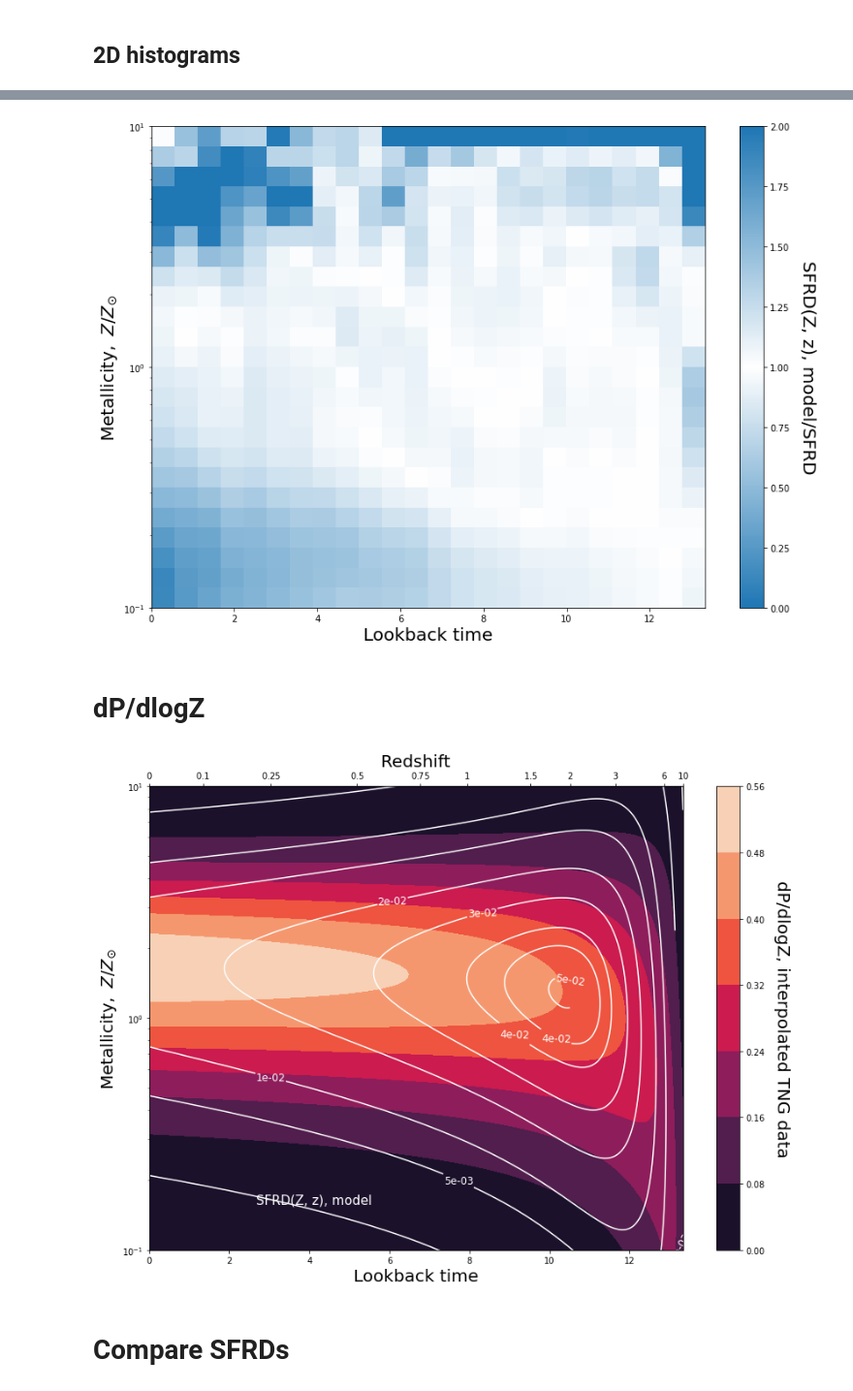
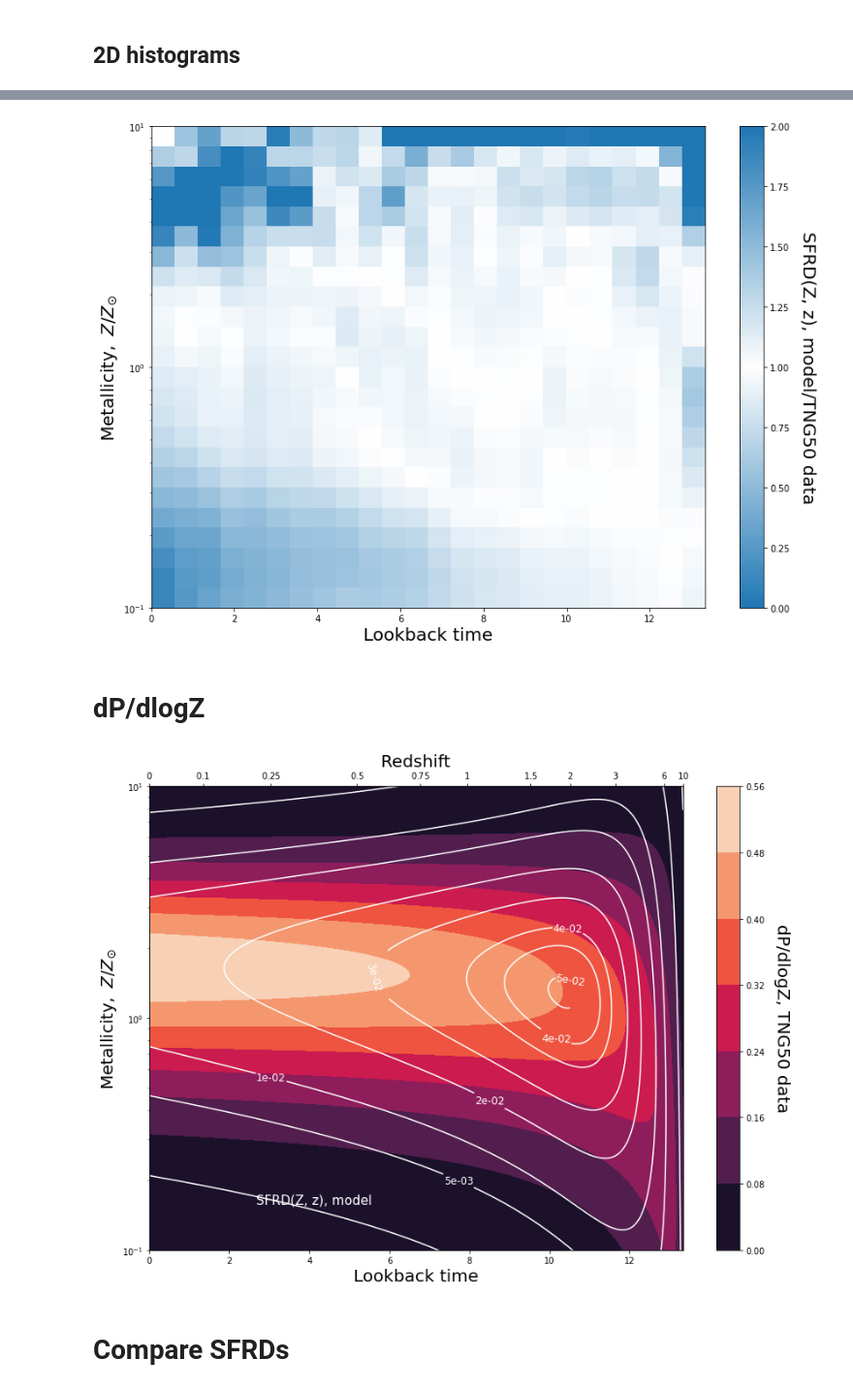
Before and after one commit to sashalvna/Fit_SFRD_TNG, a Jupyter notebook: Fit_model_to_sfrdzZ_TNG.ipynb, the cells around one changed output, grey strips where cells are left out. Shown at 97% size. Drawn from its saved outputs; the diff is of its cells as text; code cells hidden in the pictures.

```diff
--- a/Fit_model_to_sfrdzZ_TNG.ipynb
+++ b/Fit_model_to_sfrdzZ_TNG.ipynb
@@ -251,8 +261,12 @@ cmap = sns.color_palette('rocket', as_cmap=True)
 fig, ax = plt.subplots(figsize = (14,10))
 
 levels = np.linspace(np.amin(SFRDnew), np.amax(SFRDnew), 20)
-#clevels = [1e-3, 0.005, 0.01, 0.015, 0.02, 0.025, 0.03, 0.032, 0.0335] #tng100
-clevels = [1e-10, 1e-6, 1e-4, 1e-3, 0.005, 0.01, 0.02, 0.03, 0.04, 0.045, 0.05] #tng50
+if tng==50:
+    clevels = [1e-10, 1e-6, 1e-4, 1e-3, 0.005, 0.01, 0.02, 0.03, 0.04, 0.045, 0.05] #tng50
+elif tng==100:
+    clevels = [1e-3, 0.005, 0.01, 0.015, 0.02, 0.025, 0.03, 0.032, 0.0335] #tng100
+elif tng==300:
+    clevels = [1e-3, 0.005, 0.01, 0.015,0.02, 0.022, 0.024] #tng300
 
 data = ax.contourf(Lookbacktimes_new, metals_new/Zsun, SFRDnew, levels=levels, cmap=cmap)
 modelplot = ax.contour(Lookbacktimes_new, metals_new/Zsun, model.T, levels=clevels, colors='white')
@@ -273,7 +287,7 @@ ax.set_xlim(min(Lookbacktimes_new), max(Lookbacktimes_new))
 ax2.set_xlim(min(Lookbacktimes_new), max(Lookbacktimes_new))
 
 cbar = fig.colorbar(data)
-cbar.set_label('SFRD(Z, z), TNG data', rotation=270, fontsize=20, labelpad=30)
+cbar.set_label('SFRD(Z, z), TNG%s data'%tng, rotation=270, fontsize=20, labelpad=30)
 
-fig.savefig("SFRD_Z_z_TNGinterpolated.png", bbox_inches='tight')
+fig.savefig("SFRD_Z_z_TNG%sinterpolated.png"%tng, bbox_inches='tight')
 # %% [output]
@@ -281,9 +295,5 @@ fig.savefig("SFRD_Z_z_TNGinterpolated.png", bbox_inches='tight')
 # %%
 fig, ax = plt.subplots(figsize = (14,10))
-
-levels = np.linspace(np.amin(SFRDnew), np.amax(SFRDnew), 20)
-#clevels = [1e-3, 0.005, 0.01, 0.015, 0.02, 0.025, 0.03, 0.032, 0.0335] #tng100
-clevels = [1e-10, 1e-6, 1e-4, 1e-3, 0.005, 0.01, 0.02, 0.03, 0.04, 0.045, 0.048, 0.05] #tng50
 
 data = ax.contourf(Lookbacktimes_new, metals_new/Zsun, SFRDnew, levels=levels, cmap=cmap)
 modelplot = ax.contour(Lookbacktimes_new, metals_new/Zsun, model.T, levels=clevels, colors='white')
@@ -306,5 +316,7 @@ ax2.set_xlabel('Redshift', fontsize = 20)
 #ax2.set_xlim(min(Lookbacktimes_new), max(Lookbacktimes_new))
 
 cbar = fig.colorbar(data)
-cbar.set_label('SFRD(Z, z), TNG data', rotation=270, fontsize=20, labelpad=30)
+cbar.set_label('SFRD(Z, z), TNG%s data'%tng, rotation=270, fontsize=20, labelpad=30)
+
+fig.savefig("SFRD_Z_z_TNG%scloseup.png"%tng, bbox_inches='tight')
 # %% [output]
@@ -312,8 +324,5 @@ cbar.set_label('SFRD(Z, z), TNG data', rotation=270, fontsize=20, labelpad=30)
 # %%
 fig, ax = plt.subplots(figsize = (14,10))
-
-levels = np.linspace(np.amin(SFRDnew), np.amax(SFRDnew), 20)
-clevels = [1e-10, 1e-6, 1e-4, 1e-3, 0.005, 0.01, 0.02, 0.03, 0.04, 0.045, 0.05]
 
 data = ax.contourf(tofit_Sim_lookbackt, tofit_Sim_metals/Zsun, tofit_Sim_SFRD.T, levels=levels, cmap=cmap)
 modelplot = ax.contour(Lookbacktimes_new, metals_new/Zsun, model.T, levels=clevels, colors='white')
@@ -334,7 +343,7 @@ ax.set_xlim(min(tofit_Sim_lookbackt), max(tofit_Sim_lookbackt))
 ax2.set_xlim(min(tofit_Sim_lookbackt), max(tofit_Sim_lookbackt))
 
 cbar = fig.colorbar(data)
-cbar.set_label('SFRD(Z, z), TNG data', rotation=270, fontsize=20, labelpad=30)
+cbar.set_label('SFRD(Z, z), TNG%s data'%tng, rotation=270, fontsize=20, labelpad=30)
 
-fig.savefig("SFRD_Z_z_TNG.png", bbox_inches='tight')
+fig.savefig("SFRD_Z_z_TNG%s.png"%tng, bbox_inches='tight')
 # %% [output]
@@ -350,8 +359,6 @@ percenterr = (model2-SFRDnew2)/SFRDnew2
 fig, ax = plt.subplots(figsize = (14,10))
 
 levels = np.linspace(0, 2, 20)
-#clevels = [1e-3, 0.005, 0.01, 0.015, 0.02, 0.025, 0.03, 0.032, 0.0335] #tng100
-clevels = [1e-10, 1e-6, 1e-4, 1e-3, 0.005, 0.01, 0.02, 0.03, 0.04, 0.045, 0.05] #tng50
 
 cmapdiverge = matplotlib.colors.LinearSegmentedColormap.from_list('', ['tab:blue', 'white', 'tab:blue'])
 model2dplot = ax.contourf(Lookbacktimes_new, metals_new/Zsun, diff, levels=levels, cmap=cmapdiverge)
@@ -373,7 +380,7 @@ ax.set_xlim(min(Lookbacktimes_new), max(Lookbacktimes_new))
 ax2.set_xlim(min(Lookbacktimes_new), max(Lookbacktimes_new))
 
 cbar = fig.colorbar(model2dplot)
-cbar.set_label('SFRD(Z, z), model/TNG data', rotation=270, fontsize=20, labelpad=30)
+cbar.set_label('SFRD(Z, z), model/TNG%s data'%tng, rotation=270, fontsize=20, labelpad=30)
 
-fig.savefig("SFRD_Z_z_TNGdiff.png", bbox_inches='tight')
+fig.savefig("SFRD_Z_z_TNG%sdiff.png"%tng, bbox_inches='tight')
 # %% [output]
@@ -470,44 +477,42 @@ ax.set_ylabel(r'$\mathrm{Metallicity}, \ Z/Z_{\rm{\odot}}$', fontsize=20)
 ax.set_ylim(10**-1, 10**1)
 
 cbar = fig.colorbar(diffplot[3])
-cbar.set_label('SFRD(Z, z), model/SFRD', rotation=270, fontsize=20, labelpad=30);
+cbar.set_label('SFRD(Z, z), model/TNG%s data'%tng, rotation=270, fontsize=20, labelpad=30);
 
-fig.savefig('sfrd_2dhist_diff.png')
+fig.savefig('sfrd_2dhist_diff_TNG%s.png'%tng, bbox_inches='tight')
 # %% [output]
-[figure, old version]
+[figure, new version]
 # %% [markdown]
 # dP/dlogZ
 # %%
 fig, ax = plt.subplots(figsize = (14,10))
 
 #levels = np.linspace(np.amin(dPdlogZ), np.amax(dPdlogZ), 20)
-#clevels = [1e-3, 0.005, 0.01, 0.015, 0.02, 0.025, 0.03, 0.032, 0.0335] #tng100
-clevels = [1e-10, 1e-6, 1e-4, 1e-3, 0.005, 0.01, 0.02, 0.03, 0.04, 0.045, 0.05] #tng50
 
 data = ax.contourf(Lookbacktimes_new, metals_new/Zsun, dPdlogZ.T, cmap=cmap)
 modelplot = ax.contour(Lookbacktimes_new, metals_new/Zsun, model.T, levels=clevels, colors='white')
 ax.clabel(modelplot, fontsize=12, inline=True, fmt = '%.0e')
 
 ax.set_yscale('log')
 ax.set_xlabel('Lookback time', fontsize=20)
 ax.set_ylabel(r'$\mathrm{Metallicity}, \ Z/Z_{\rm{\odot}}$', fontsize=20)
 ax.text(0.2, 0.1, "SFRD(Z, z), model", transform=ax.transAxes, fontsize=15, color='white')
 ax.set_ylim(10**-1, 10**1)
 
 ax2 = ax.twiny()
 redshift_tick_list = [0,0.1, 0.25, 0.5, 0.75, 1.0,1.5, 2, 3, 6, 10]
 ax2.set_xticks([cosmo.lookback_time(z).value for z in redshift_tick_list])
 ax2.set_xticklabels(['${:g}$'.format(z) for z in redshift_tick_list])
 ax2.set_xlabel('Redshift', fontsize = 20)
 ax.set_xlim(min(Lookbacktimes_new), max(Lookbacktimes_new))
 ax2.set_xlim(min(Lookbacktimes_new), max(Lookbacktimes_new))
 
 cbar = fig.colorbar(data)
-cbar.set_label('dP/dlogZ, interpolated TNG data', rotation=270, fontsize=20, labelpad=30)
+cbar.set_label('dP/dlogZ, TNG%s data'%tng, rotation=270, fontsize=20, labelpad=30)
 
-fig.savefig("dpdlogZ_Z_z_TNG.png", bbox_inches='tight')
+fig.savefig("dpdlogZ_Z_z_TNG%s.png"%tng, bbox_inches='tight')
 # %% [output]
-[figure, old version]
+[figure, new version]
 # %% [markdown]
 # Compare SFRDs
 # %%
```
Also changed, not shown: parts of 11 cells of this notebook, 4 other files.
